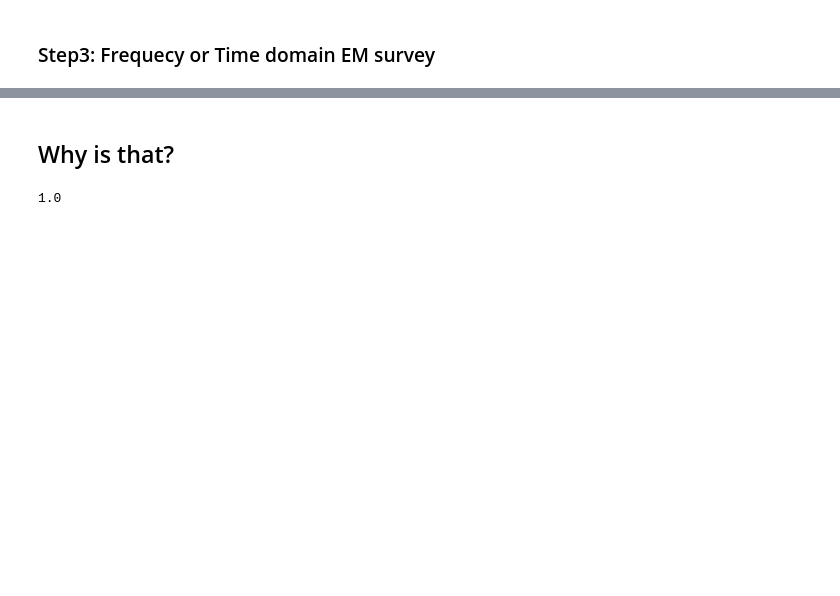
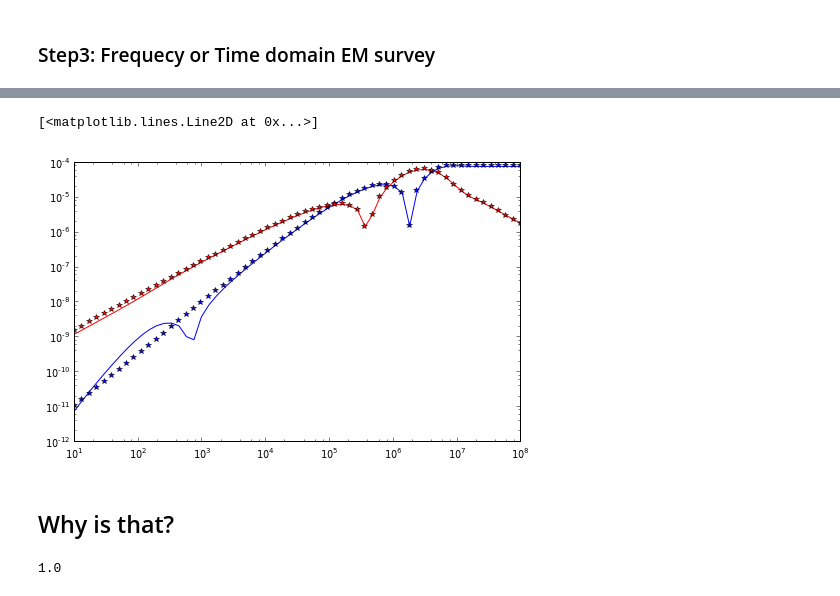
Before and after one commit to simpeg/simpegEM1D, a Jupyter notebook: simpegem1d/notebooks/EM1D_fwd.ipynb, the cells around one changed output, grey strips where cells are left out. Saved outputs shown, nothing was run; the diff lists cells and outputs as text; code cells hidden in the pictures; blank space fills up the shorter version.

```diff
--- a/simpegem1d/notebooks/EM1D_fwd.ipynb
+++ b/simpegem1d/notebooks/EM1D_fwd.ipynb
@@ -61,3 +61,0 @@ Colemodel = BaseEM1D.BaseColeColeModel(mesh1D, **options)
-# %%
-model = Model.ComboModel(mesh1D, [Logmodel])
-model.transform(np.log(sig))
@@ -66,0 +62,20 @@ array([ 0.001,  0.001,  0.001,  0.001,  0.001,  0.001,  0.001,  0.001,
+# %%
+m_1D = np.log(np.ones(nlay)*sig_half)
+sig = model.transform(m_1D)
+# plt.semilogx(FDsurvey.frequency, sig[:,0].real)
+# plt.semilogx(FDsurvey.frequency, sig[:,0].imag)
+# %%
+%%time
+WT0 = np.load('../WT0.npy')
+WT1 = np.load('../WT1.npy')
+YBASE = np.load('../YBASE.npy')
+options = {'WT0': WT0, 'WT1': WT1, 'YBASE': YBASE}
+prob = EM1D.EM1D(model, **options)
+
+if prob.ispaired:
+    prob.unpair()
+if FDsurvey.ispaired:
+    FDsurvey.unpair()
+prob.pair(FDsurvey)
+prob.CondType = 'Complex'
+prob.chi = np.zeros(FDsurvey.nlay)
@@ -66,0 +84,4 @@ array([ 0.001,  0.001,  0.001,  0.001,  0.001,  0.001,  0.001,  0.001,
+# %%
+%%time
+Hz = prob.fields(m_1D)
+Hzanal = EM1DAnal.Hzanal(sig_half, FDsurvey.frequency, FDsurvey.offset, 'secondary')
@@ -67,3 +90,13 @@ array([ 0.001,  0.001,  0.001,  0.001,  0.001,  0.001,  0.001,  0.001,
+# %%
+fig, ax = plt.subplots(1,1, figsize = (8, 5))
+ax.loglog(FDsurvey.frequency, abs(Hz.real), 'b')
+ax.loglog(FDsurvey.frequency, abs(Hzanal.real), 'b*')
+ax.loglog(FDsurvey.frequency, abs(Hz.imag), 'r')
+ax.loglog(FDsurvey.frequency, abs(Hzanal.imag), 'r*')
+# legend(('Real $H_{z FHT}$', 'Real $H_{z anal}$', 'Imag $H_{z FHT}$', 'Imag $H_{z anal}$'))
+# %% [output]
+[<matplotlib.lines.Line2D at 0x...>]
+[figure, added]
 # %%
 # TDsurvey = BaseEM1D.EM1DSurveyTD()
 # TDsurvey.Nch = 10
```
Also changed, not shown: parts of 12 cells of this notebook, 5 other files.
